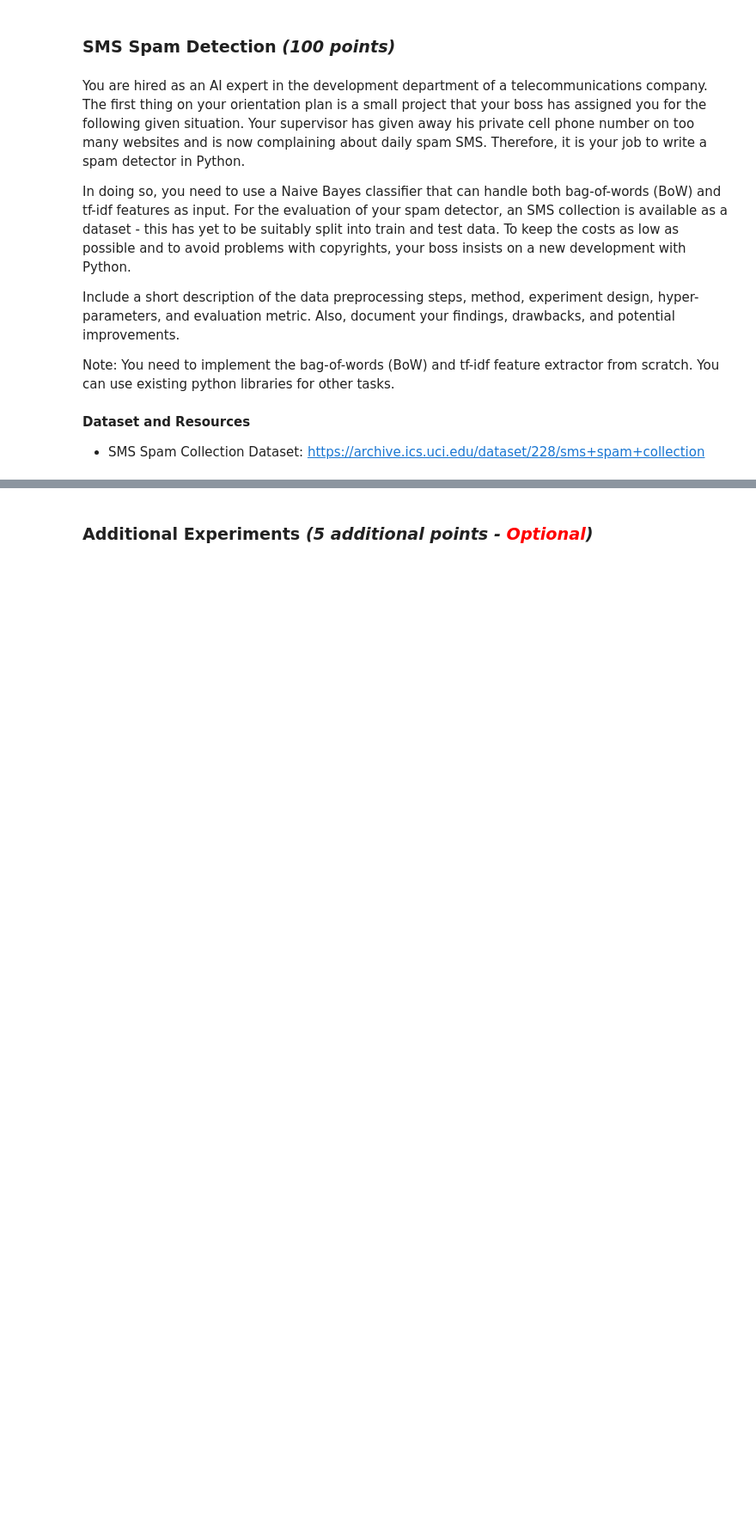
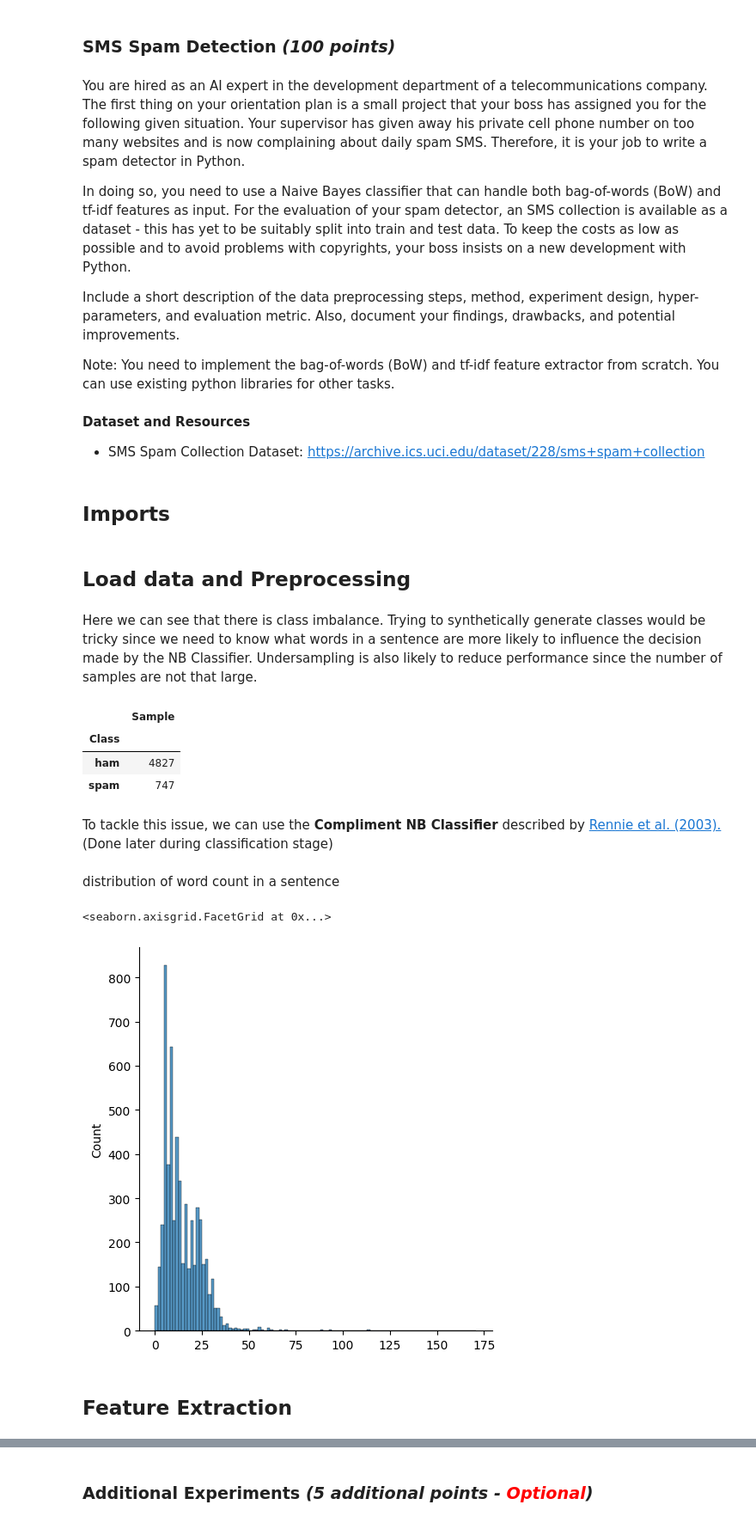
Before and after one commit to devilb2103/Sem---4, a Jupyter notebook: THI/Natural Language Understanding/Assignments/Assignment 2/Assignment 2.ipynb, the cells around one changed output, grey strips where cells are left out. Shown at 86% size. Saved outputs shown, nothing was run; the diff lists cells and outputs as text; code cells hidden in the pictures; blank space fills up the shorter version.

```diff
--- a/THI/Natural Language Understanding/Assignments/Assignment 2/Assignment 2.ipynb
+++ b/THI/Natural Language Understanding/Assignments/Assignment 2/Assignment 2.ipynb
@@ -19,3 +19,5 @@
 **Dataset and Resources**
 
 * SMS Spam Collection Dataset: https://archive.ics.uci.edu/dataset/228/sms+spam+collection
+# %% [markdown]
+## Imports
@@ -21,0 +34,30 @@
+# %% [markdown]
+## Load data and Preprocessing
+# %%
+# load data into pandas
+data = np.loadtxt("../../Datasets and resources/sms_spam_collection/SMSSpamCollection", delimiter="	", dtype=str)
+data = pd.DataFrame(data, columns=["Class", "Sample"], dtype=str)
+
+# preprocess text
+data["Sample"] = data["Sample"].apply(lambda x: "".join(re.sub(r'[^a-zA-Z\s]', '', x.lower())))
+# %% [markdown]
+Here we can see that there is class imbalance. Trying to synthetically generate classes would be tricky since we need to know what words in a sentence are more likely to influence the decision made by the NB Classifier. Undersampling is also likely to reduce performance since the number of samples are not that large.
+# %%
+data.groupby("Class").count()
+# %% [output]
+|  | Sample |
+| Class |  |
+| ham | 4827 |
+| spam | 747 |
+# %% [markdown]
+To tackle this issue, we can use the **Compliment NB Classifier** described by <a href=”https://haystack.csail.mit.edu/papers/rennie.icml03.pdf”>Rennie et al. (2003).</a> (Done later during classification stage)
+# %% [markdown]
+distribution of word count in a sentence
+# %%
+dist = [len(sample.split()) for sample in data["Sample"]]
+sns.displot(dist)
+# %% [output]
+<seaborn.axisgrid.FacetGrid at 0x...>
+[figure, added]
+# %% [markdown]
+## Feature Extraction
```
Also changed, not shown: parts of 14 cells of this notebook, 4 other files.
